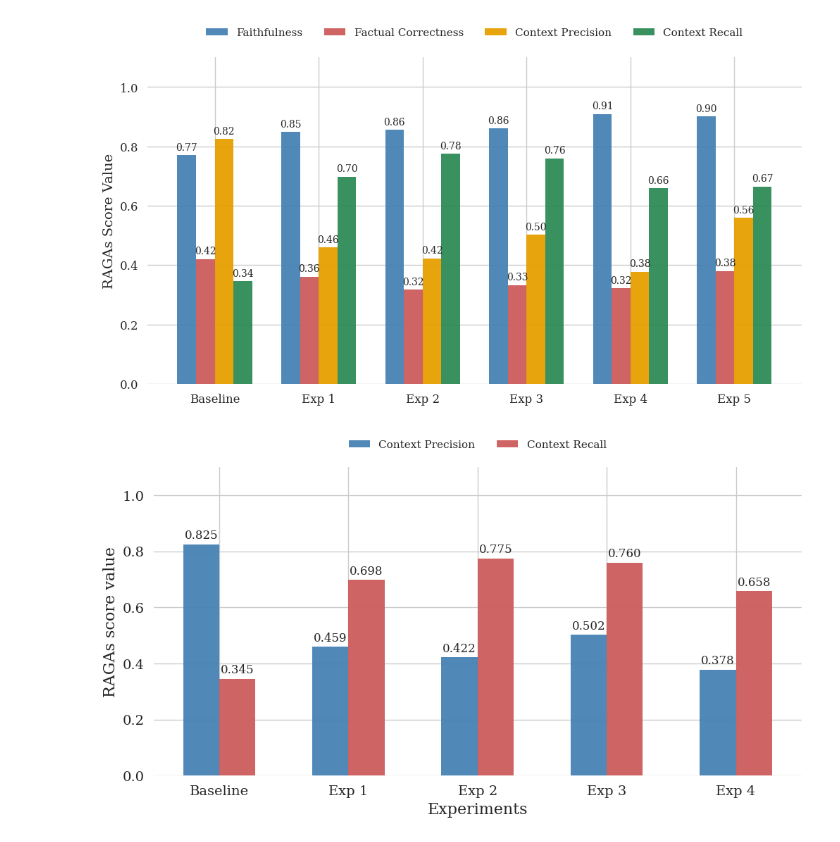
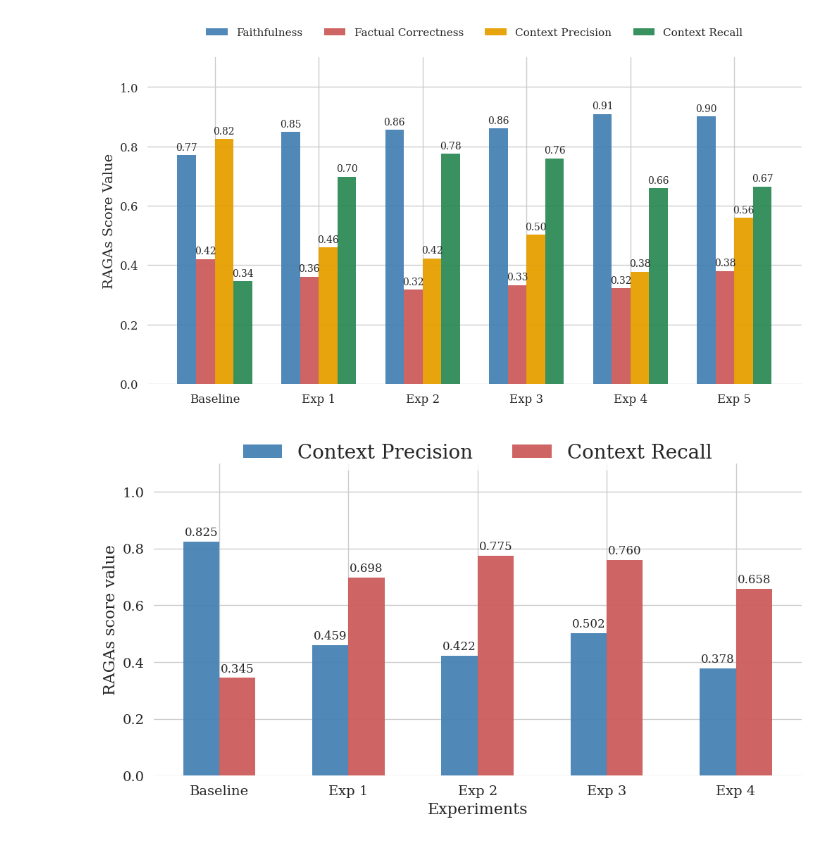
Before and after one commit to verkadefloor/thesis_project, a Jupyter notebook: split_rag/split_rag_experiments.ipynb, the cells around one changed output. Saved outputs shown, nothing was run; the diff lists cells and outputs as text; code cells hidden in the pictures.

```diff
--- a/split_rag/split_rag_experiments.ipynb
+++ b/split_rag/split_rag_experiments.ipynb
@@ -827,35 +827,35 @@ multiplier = 0
 
 # Color palette
 colors = ['#4682B4', '#CD5C5C']
 
 fig, ax = plt.subplots(figsize=(10, 5.5), layout='constrained')
 
 # Generate bars
 for (metric_name, scores), color in zip(retrieval_metrics.items(), colors):
     offset = width * multiplier
     rects = ax.bar(x + offset, scores, width, label=metric_name, color=color, edgecolor='none', alpha=0.95)
 
     # Add data labels on top of bars
     ax.bar_label(rects, padding=3, fmt='%.3f', fontsize=12)
     multiplier += 1
 
 # Labels and tick positioning centered between the two bars
 ax.set_ylabel('RAGAs score value')
 ax.set_xlabel('Experiments')
 ax.set_xticks(x + (width * 0.5), experiments)
 
 # Legend settings
-ax.legend(loc='upper center', bbox_to_anchor=(0.5, 1.12), ncol=2, frameon=True, facecolor='white', edgecolor='none')
+ax.legend(loc='upper center', bbox_to_anchor=(0.5, 1.12), ncol=2, frameon=True, facecolor='white', edgecolor='none', prop={'size': 20})
 ax.set_ylim(0, 1.1)
 
 # Clean chart borders
 sns.despine(left=True, bottom=True)
 
 # Save graph
 plt.savefig('sq1_retrieval_results.png', dpi=300, bbox_inches='tight')
 plt.show()
 # %% [output]
-[figure, old version]
+[figure, new version]
 # %%
 # Theme
 sns.set_theme(style="whitegrid")
```
Also changed, not shown: parts of 2 cells of this notebook, 6 other files.
